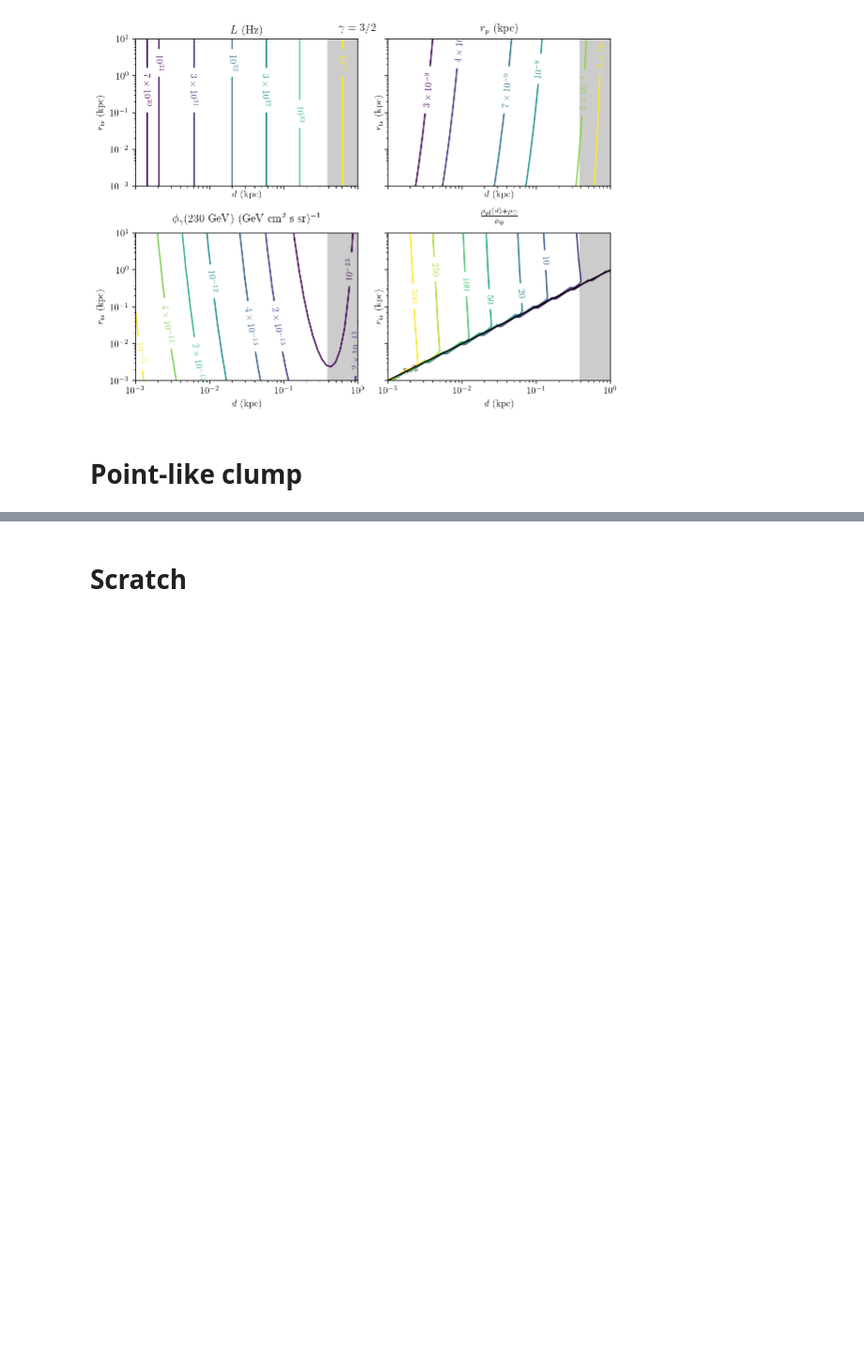
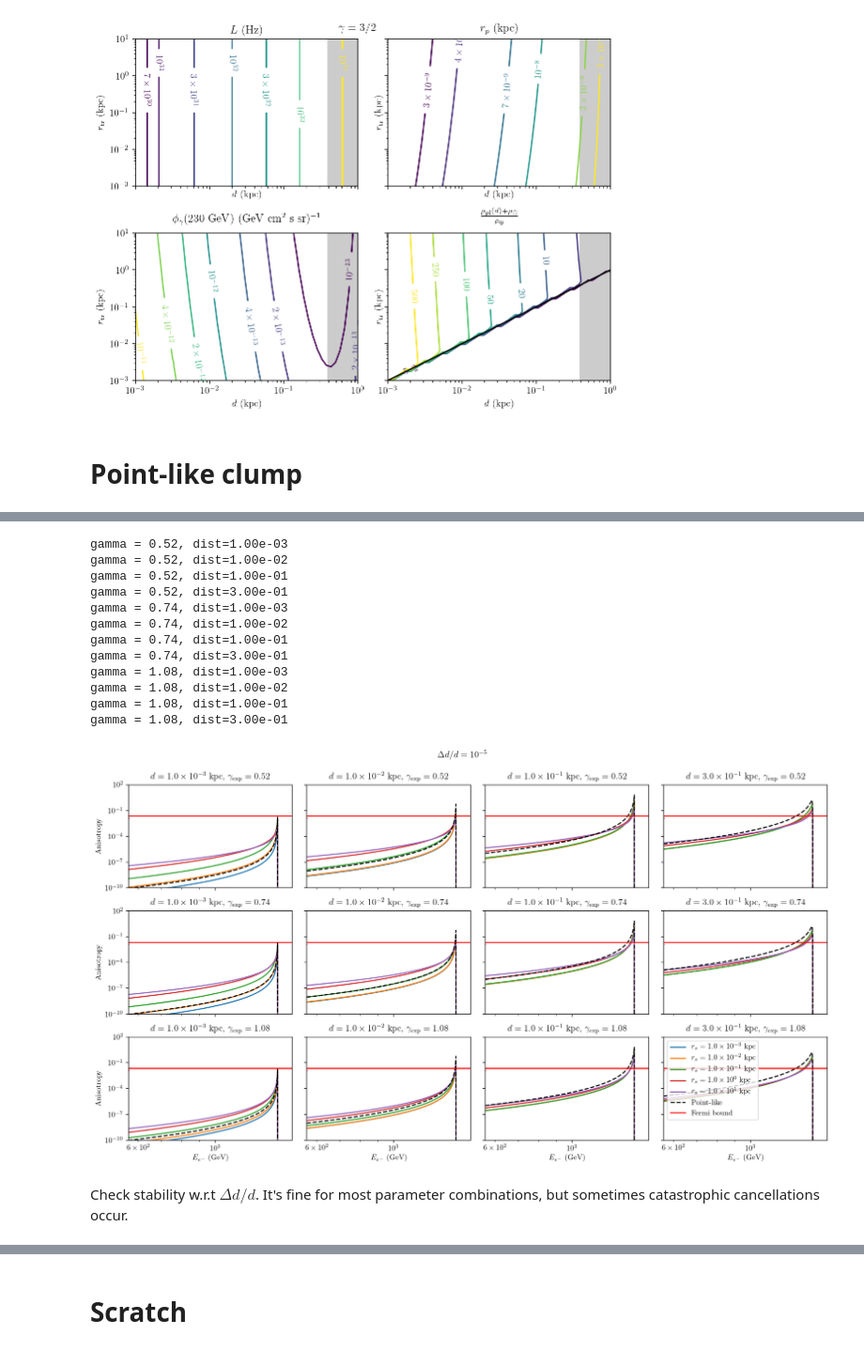
Before and after one commit to adam-coogan/cr_lines_from_dm_subhalos, a Jupyter notebook: Contour plots 6.ipynb, the cells around one changed output, grey strips where cells are left out. Shown at 94% size. Saved outputs shown, nothing was run; the diff lists cells and outputs as text; code cells hidden in the pictures; blank space fills up the shorter version.

```diff
--- a/Contour plots 6.ipynb
+++ b/Contour plots 6.ipynb
@@ -1040 +1087,70 @@ def aniso_pt(e, dist):
+# %%
+es = np.linspace(e_low_aniso_fermi[-1], np.min([mx, e_high_aniso_fermi[-1]]), 500)
+dists = np.array([1e-3, 1e-2, 1e-1, 0.3])
+# halo = "nfw"
+# gammas = np.array([0.5, 1.])
+halo = "exp"
+gammas = np.array([0.52, 0.74, 1.08])
+delta_d_rel = 1e-5
+
+fig, axes = plt.subplots(len(gammas), len(dists), sharex=True, sharey=True,
+                         figsize=(14, 8))
+
+for i, gamma in enumerate(gammas):
+    for j, dist in enumerate(dists):
+        print("gamma = %.2f, dist=%.2e" % (gamma, dist))
+        ax = axes[i, j]
+
+        # Plot clump anisotropies
+        for r_s in np.logspace(-3, 1, 5):
+            rho_s_val = rho_s_dampe(dist, r_s, gamma, halo)
+            ax.loglog(
+                es, anisotropy_differential(es, dist, r_s, rho_s_val, gamma, halo, delta_d_rel),
+                label=r"$r_s = %.1f \times 10^{%i}$ kpc" % mantissa_exp(r_s))
+
+        # Plot point-like clump anisotropy
+        ax.plot(es, aniso_pt(es, dist), '--k', label="Point-like")
+        # Plot Fermi's upper bound
+        for k, (e_low, e_high, aniso) in enumerate(zip(e_low_aniso_fermi,
+                                                       e_high_aniso_fermi,
+                                                       aniso_fermi)):
+            if k == 0:
+                label = "Fermi bound"
+            else:
+                label = None
+            ax.plot([e_low, e_high], 2*[aniso], 'r', label=label)
+
+        if i == len(gammas) - 1 and j == len(dists) - 1:
+            ax.legend()
+        ax.set_xscale("log")
+        ax.set_yscale("log")
+        ax.set_xlim(e_low_aniso_fermi[-1], 1.1*mx)
+        ax.set_ylim(1e-10, 1e2)
+        if i == len(gammas) - 1:
+            ax.set_xlabel(r"$E_{e^-}$ (GeV)")
+        if j == 0:
+            ax.set_ylabel(r"Anisotropy")
+        ax.set_title(r"$d = %.1f \times 10^{%i}$ kpc, $\gamma_{\mathrm{%s}} = %.2f$" %
+                     (mantissa_exp(dist)[0], mantissa_exp(dist)[1], halo, gamma))
+
+fig.suptitle(r"$\Delta d / d = 10^{%i}$" % mantissa_exp(delta_d_rel)[1])
+fig.tight_layout()
+fig.subplots_adjust(top=0.90)
+fig.savefig("figures/aniso_diff_%s_delta_d_rel=%s.pdf" % (halo, str(delta_d_rel)))
+# %% [output]
+gamma = 0.52, dist=1.00e-03
+gamma = 0.52, dist=1.00e-02
+gamma = 0.52, dist=1.00e-01
+gamma = 0.52, dist=3.00e-01
+gamma = 0.74, dist=1.00e-03
+gamma = 0.74, dist=1.00e-02
+gamma = 0.74, dist=1.00e-01
+gamma = 0.74, dist=3.00e-01
+gamma = 1.08, dist=1.00e-03
+gamma = 1.08, dist=1.00e-02
+gamma = 1.08, dist=1.00e-01
+gamma = 1.08, dist=3.00e-01
+[figure, added]
+# %% [markdown]
+Check stability w.r.t $\Delta d / d$. It's fine for most parameter combinations, but sometimes catastrophic cancellations occur.
 # %%
```
Also changed, not shown: parts of 9 cells of this notebook, 13 other files.
